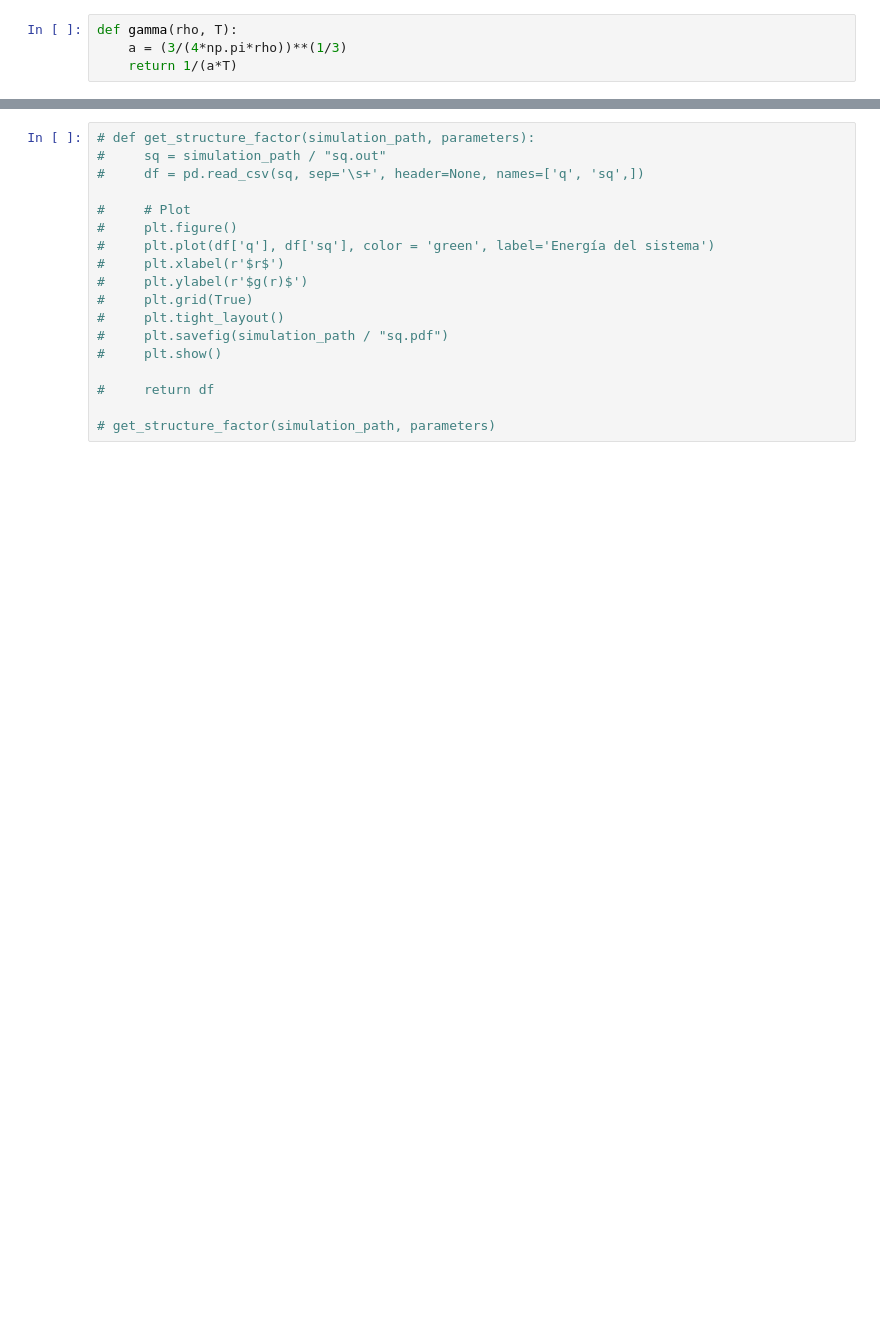
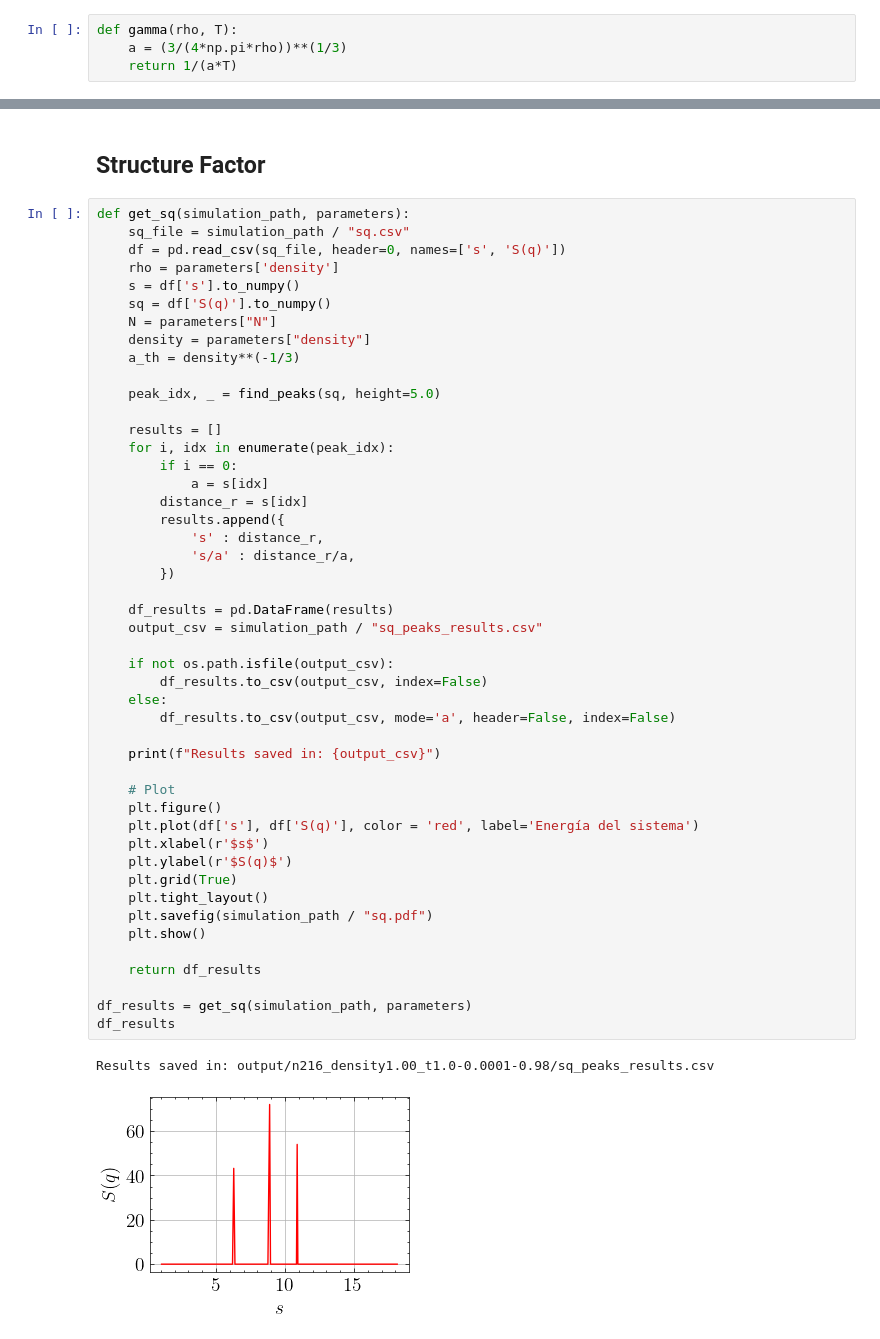
Before and after one commit to haxmxah/wigner_crystal_phase_transition, a Jupyter notebook: results_visualization.ipynb, the cells around one changed output, grey strips where cells are left out. Saved outputs shown, nothing was run; the diff lists cells and outputs as text; blank space fills up the shorter version.

```diff
--- a/results_visualization.ipynb
+++ b/results_visualization.ipynb
@@ -400,18 +434,52 @@ Results saved in: output/n216_density1.00_t1.0-0.0001-0.98/gr_peaks_results.csv
-# %%
-# def get_structure_factor(simulation_path, parameters):
-#     sq = simulation_path / "sq.out"
-#     df = pd.read_csv(sq, sep='\s+', header=None, names=['q', 'sq',])
-
-#     # Plot
-#     plt.figure()
-#     plt.plot(df['q'], df['sq'], color = 'green', label='Energía del sistema')
-#     plt.xlabel(r'$r$')
-#     plt.ylabel(r'$g(r)$')
-#     plt.grid(True)
-#     plt.tight_layout()
-#     plt.savefig(simulation_path / "sq.pdf")
-#     plt.show()
-
-#     return df
-
-# get_structure_factor(simulation_path, parameters)
+# %% [markdown]
+## **Structure Factor**
+# %%
+def get_sq(simulation_path, parameters):
+    sq_file = simulation_path / "sq.csv"
+    df = pd.read_csv(sq_file, header=0, names=['s', 'S(q)'])
+    rho = parameters['density']
+    s = df['s'].to_numpy()
+    sq = df['S(q)'].to_numpy()
+    N = parameters["N"]
+    density = parameters["density"]
+    a_th = density**(-1/3)
+
+    peak_idx, _ = find_peaks(sq, height=5.0)
+
+    results = []
+    for i, idx in enumerate(peak_idx):
+        if i == 0:
+            a = s[idx]
+        distance_r = s[idx]
+        results.append({
+            's' : distance_r,
+            's/a' : distance_r/a,
+        })
+
+    df_results = pd.DataFrame(results)
+    output_csv = simulation_path / "sq_peaks_results.csv"
+
+    if not os.path.isfile(output_csv):
+        df_results.to_csv(output_csv, index=False)
+    else:
+        df_results.to_csv(output_csv, mode='a', header=False, index=False)
+
+    print(f"Results saved in: {output_csv}")
+
+    # Plot
+    plt.figure()
+    plt.plot(df['s'], df['S(q)'], color = 'red', label='Energía del sistema')
+    plt.xlabel(r'$s$')
+    plt.ylabel(r'$S(q)$')
+    plt.grid(True)
+    plt.tight_layout()
+    plt.savefig(simulation_path / "sq.pdf")
+    plt.show()
+
+    return df_results
+
+df_results = get_sq(simulation_path, parameters)
+df_results
+# %% [output]
+Results saved in: output/n216_density1.00_t1.0-0.0001-0.98/sq_peaks_results.csv
+[figure, added]
```
Also changed, not shown: parts of 23 cells of this notebook.
